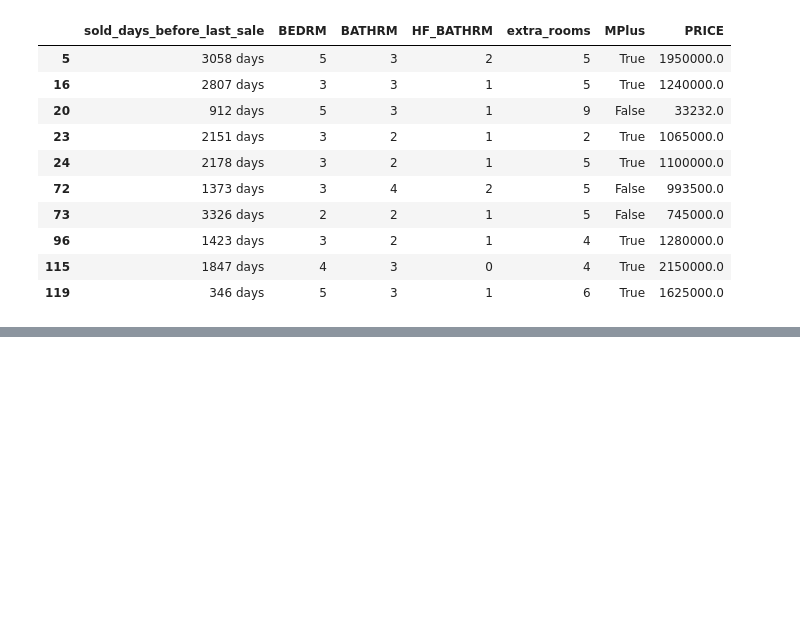
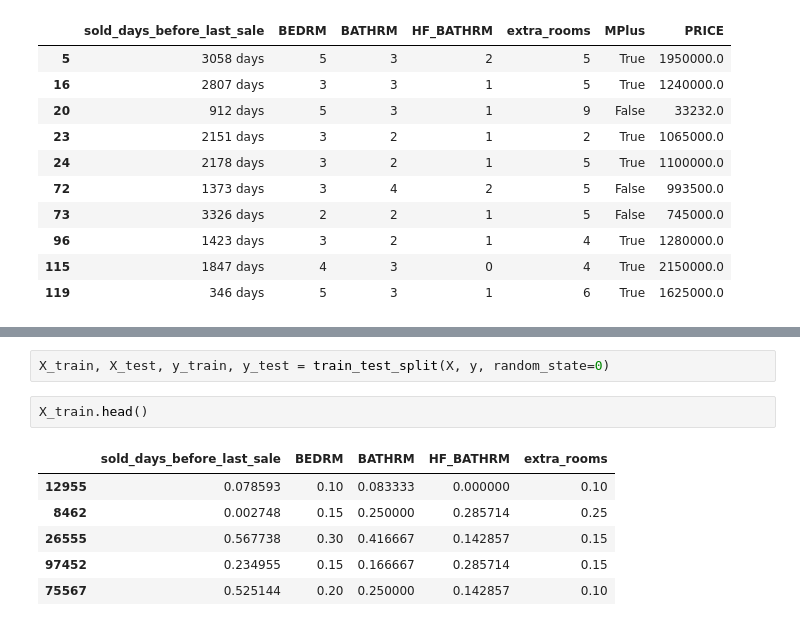
Before and after one commit to nt-ds/dc-residential-properties-analysis, a Jupyter notebook: eda/Housing_Exploration_Sean.ipynb, the cells around one changed output, grey strips where cells are left out. Cells and saved outputs as stored; diff of their text form; blank space fills up the shorter version.

```diff
--- a/eda/Housing_Exploration_Sean.ipynb
+++ b/eda/Housing_Exploration_Sean.ipynb
@@ -414,0 +448,11 @@ Houses[Cols].head(10)
+# %%
+X_train, X_test, y_train, y_test = train_test_split(X, y, random_state=0)
+# %%
+X_train.head()
+# %% [output]
+|  | sold_days_before_last_sale | BEDRM | BATHRM | HF_BATHRM | extra_rooms |
+| 12955 | 0.078593 | 0.10 | 0.083333 | 0.000000 | 0.10 |
+| 8462 | 0.002748 | 0.15 | 0.250000 | 0.285714 | 0.25 |
+| 26555 | 0.567738 | 0.30 | 0.416667 | 0.142857 | 0.15 |
+| 97452 | 0.234955 | 0.15 | 0.166667 | 0.285714 | 0.15 |
+| 75567 | 0.525144 | 0.20 | 0.250000 | 0.142857 | 0.10 |
```
Also changed, not shown: parts of 24 cells of this notebook.
